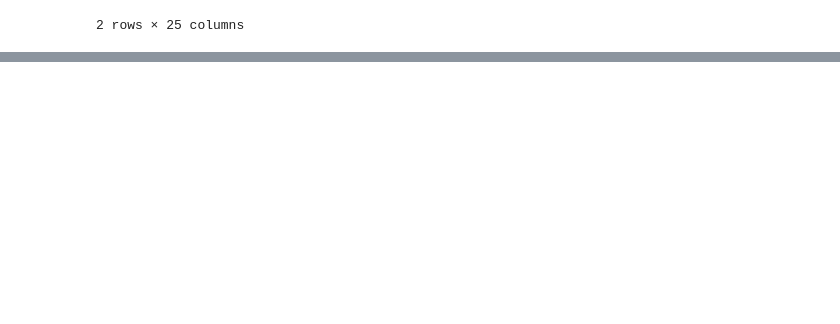
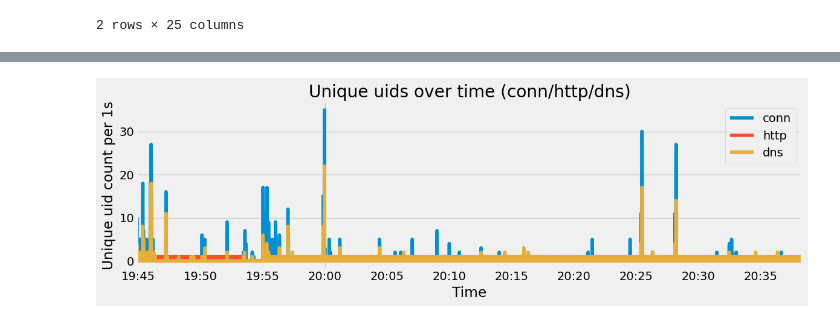
Before and after one commit to Purinat33/Zeek-SOC-and-ML-Project, a Jupyter notebook: main.ipynb, the cells around one changed output, grey strips where cells are left out. Drawn from its saved outputs; the diff is of its cells as text; code cells hidden in the pictures; blank space fills up the shorter version.

```diff
--- a/main.ipynb
+++ b/main.ipynb
@@ -129,0 +147,27 @@ df_dns.head(2)
+# %%
+freq = "1s"
+
+def series_count(df, name, unique_uid=False):
+    s = df.set_index("ts_dt")["uid"].resample(freq)
+    return (s.nunique() if unique_uid else s.size()).rename(name)
+
+timeline = pd.concat(
+    [
+        series_count(df_conn, "conn", unique_uid=True),
+        series_count(df_http, "http", unique_uid=True),
+        series_count(df_dns,  "dns",  unique_uid=True),
+    ],
+    axis=1
+).fillna(0).astype(int)
+
+ax = timeline.plot(figsize=(12,4))
+ax.set_xlabel("Time")
+ax.set_ylabel(f"Unique uid count per {freq}")
+ax.set_title("Unique uids over time (conn/http/dns)")
+plt.tight_layout()
+plt.show()
+
+# (Optional) stacked view:
+# timeline.plot.area(figsize=(12,4)); plt.tight_layout(); plt.show()
+# %% [output]
+[figure, added]
```
Also changed, not shown: parts of 4 cells of this notebook.
